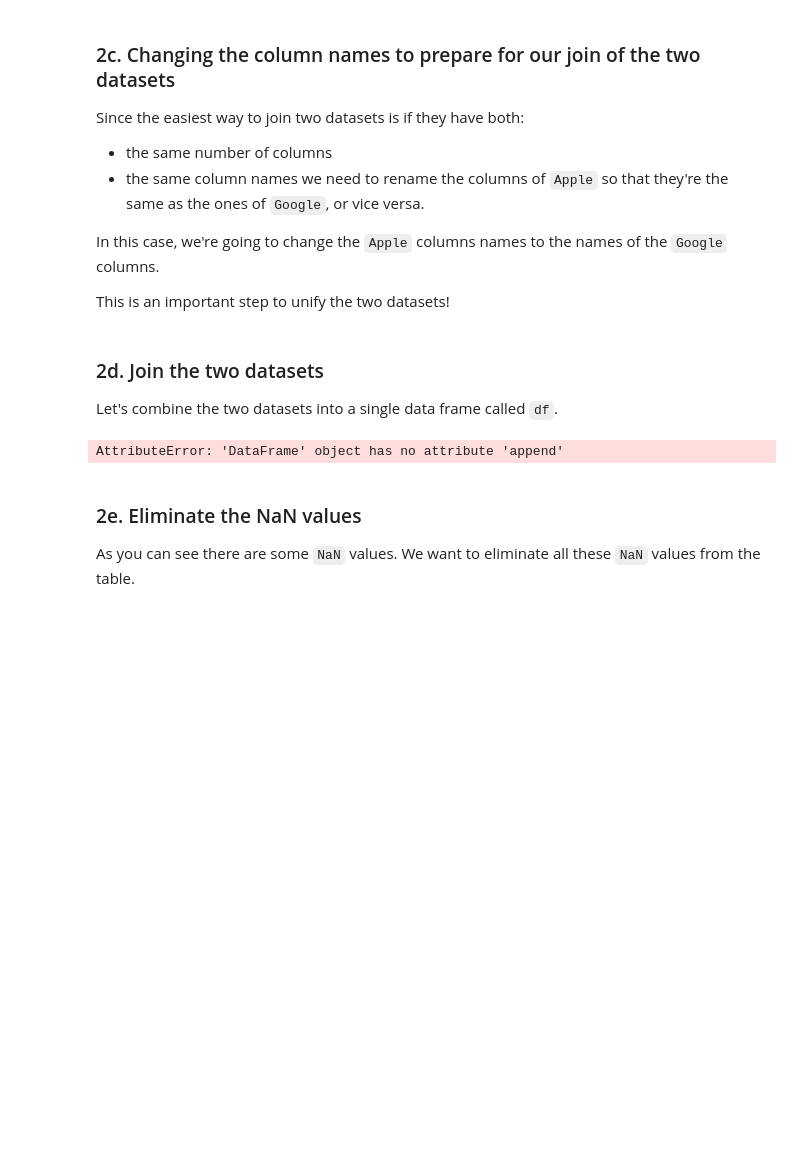
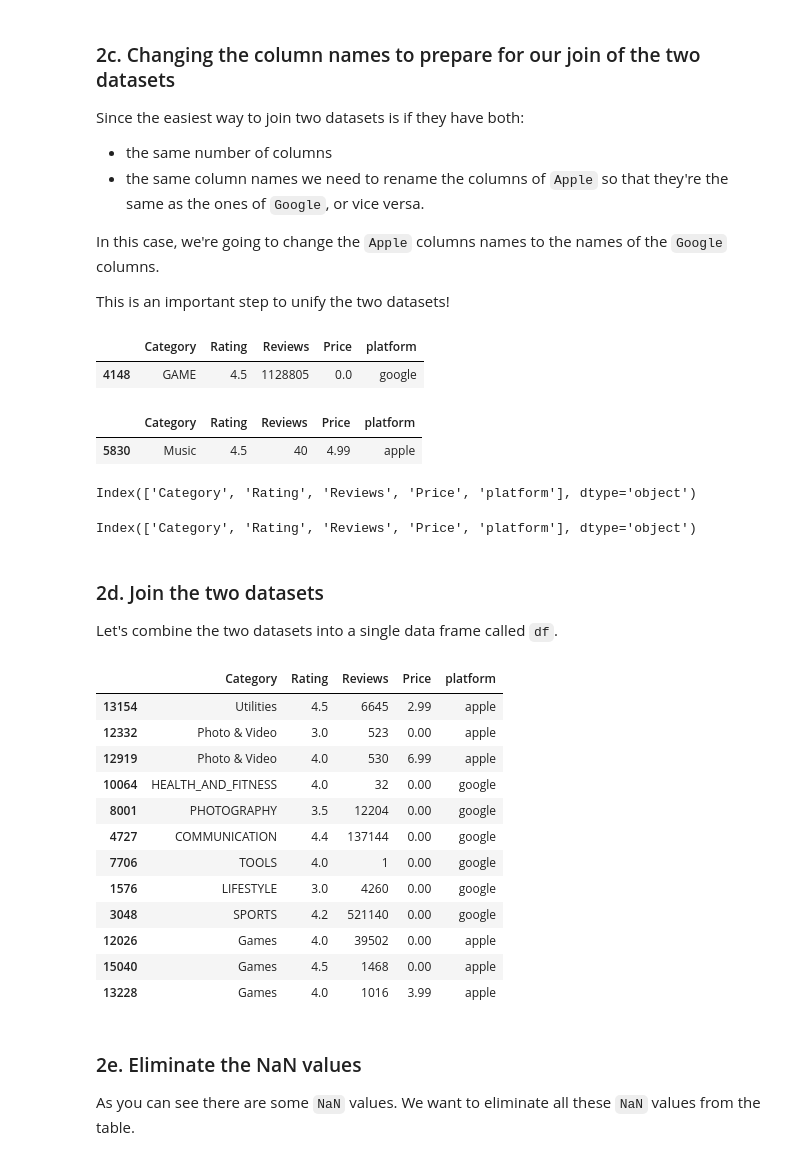
Before and after one commit to redndgreen8/DataScienceGuidedCapstone, a Jupyter notebook: Project Files/Springboard Apps project - Tier 3 - Complete.ipynb, the cells around one changed output. Cells and saved outputs as stored; diff of their text form; code cells hidden in the pictures; blank space fills up the shorter version.

```diff
--- a/Project Files/Springboard Apps project - Tier 3 - Complete.ipynb
+++ b/Project Files/Springboard Apps project - Tier 3 - Complete.ipynb
@@ -79,10 +79,10 @@ Google.head()
 apple = "AppleStore.csv"
 
 # Read the csv file into a pandas DataFrame object called Apple.
-Apple = pd.read_csv(apple)
+AApple = pd.read_csv(apple)
 
 # Observe the first three entries like you did with your other data.
-Apple.head()
+AApple.head()
 # %% [output]
 |  | Unnamed: 0 | id | track_name | size_bytes | currency | price | rating_count_tot | rating_count_ver | ... |
 | 0 | 1 | 281656475 | PAC-MAN Premium | 100788224 | USD | 3.99 | 21292 | 26 | ... |
@@ -122,10 +122,10 @@ subset_g.head(3)
 | 2 | ART_AND_DESIGN | 4.7 | 87510 | 0 |
 # %%
 # Do the same with our Apple object, selecting just the variables ['prime_genre', 'user_rating', 'rating_count_tot', 'price']
-subset_a = Apple[['prime_genre', 'user_rating', 'rating_count_tot', 'price']]
+Apple = AApple[['prime_genre', 'user_rating', 'rating_count_tot', 'price']]
 
 # Let's check the first three entries
-subset_a.head(3)
+Apple.head(3)
 # %% [output]
 |  | prime_genre | user_rating | rating_count_tot | price |
 | 0 | Games | 4.0 | 21292 | 3.99 |
@@ -321,6 +288,11 @@ we need to rename the columns of `Apple` so that they're the same as the ones of
 In this case, we're going to change the `Apple` columns names to the names of the `Google` columns.
 
 This is an important step to unify the two datasets!
+# %%
+Google.sample(1)
+# %% [output]
+|  | Category | Rating | Reviews | Price | platform |
+| 4148 | GAME | 4.5 | 1128805 | 0.0 | google |
 # %%
 # Create a variable called old_names where you'll store the column names of the Apple dataframe.
 # Use the feature .columns.
@@ -331,17 +303,44 @@ new_names = Google.columns
 
 # Use the rename() DataFrame method to change the columns names.
 Apple = Apple.rename(columns=dict(zip(old_names, new_names)))
+#Apple = Apple.loc[:, ~Apple.columns.duplicated(keep='last')]
+
+#Apple = Apple[Google.columns]
+Apple.sample(1)
+# %% [output]
+|  | Category | Rating | Reviews | Price | platform |
+| 5830 | Music | 4.5 | 40 | 4.99 | apple |
+# %%
+Apple.columns
+# %% [output]
+Index(['Category', 'Rating', 'Reviews', 'Price', 'platform'], dtype='object')
+# %%
+Google.columns
+# %% [output]
+Index(['Category', 'Rating', 'Reviews', 'Price', 'platform'], dtype='object')
 # %% [markdown]
 ### 2d. Join the two datasets
 Let's combine the two datasets into a single data frame called `df`.
 # %%
 # Let's use the append() method to append Apple to Google.
-df = Google.append(Apple, ignore_index=True)
+df = pd.concat([Google, Apple], ignore_index=True)
 
 # Using the sample() method with the number 12 passed to it, check 12 random points of your dataset.
 df.sample(12)
 # %% [output]
-AttributeError: 'DataFrame' object has no attribute 'append'
+|  | Category | Rating | Reviews | Price | platform |
+| 13154 | Utilities | 4.5 | 6645 | 2.99 | apple |
+| 12332 | Photo & Video | 3.0 | 523 | 0.00 | apple |
+| 12919 | Photo & Video | 4.0 | 530 | 6.99 | apple |
+| 10064 | HEALTH_AND_FITNESS | 4.0 | 32 | 0.00 | google |
+| 8001 | PHOTOGRAPHY | 3.5 | 12204 | 0.00 | google |
+| 4727 | COMMUNICATION | 4.4 | 137144 | 0.00 | google |
+| 7706 | TOOLS | 4.0 | 1 | 0.00 | google |
+| 1576 | LIFESTYLE | 3.0 | 4260 | 0.00 | google |
+| 3048 | SPORTS | 4.2 | 521140 | 0.00 | google |
+| 12026 | Games | 4.0 | 39502 | 0.00 | apple |
+| 15040 | Games | 4.5 | 1468 | 0.00 | apple |
+| 13228 | Games | 4.0 | 1016 | 3.99 | apple |
 # %% [markdown]
 ### 2e. Eliminate the NaN values
 
```
Also changed, not shown: parts of 23 cells of this notebook.
